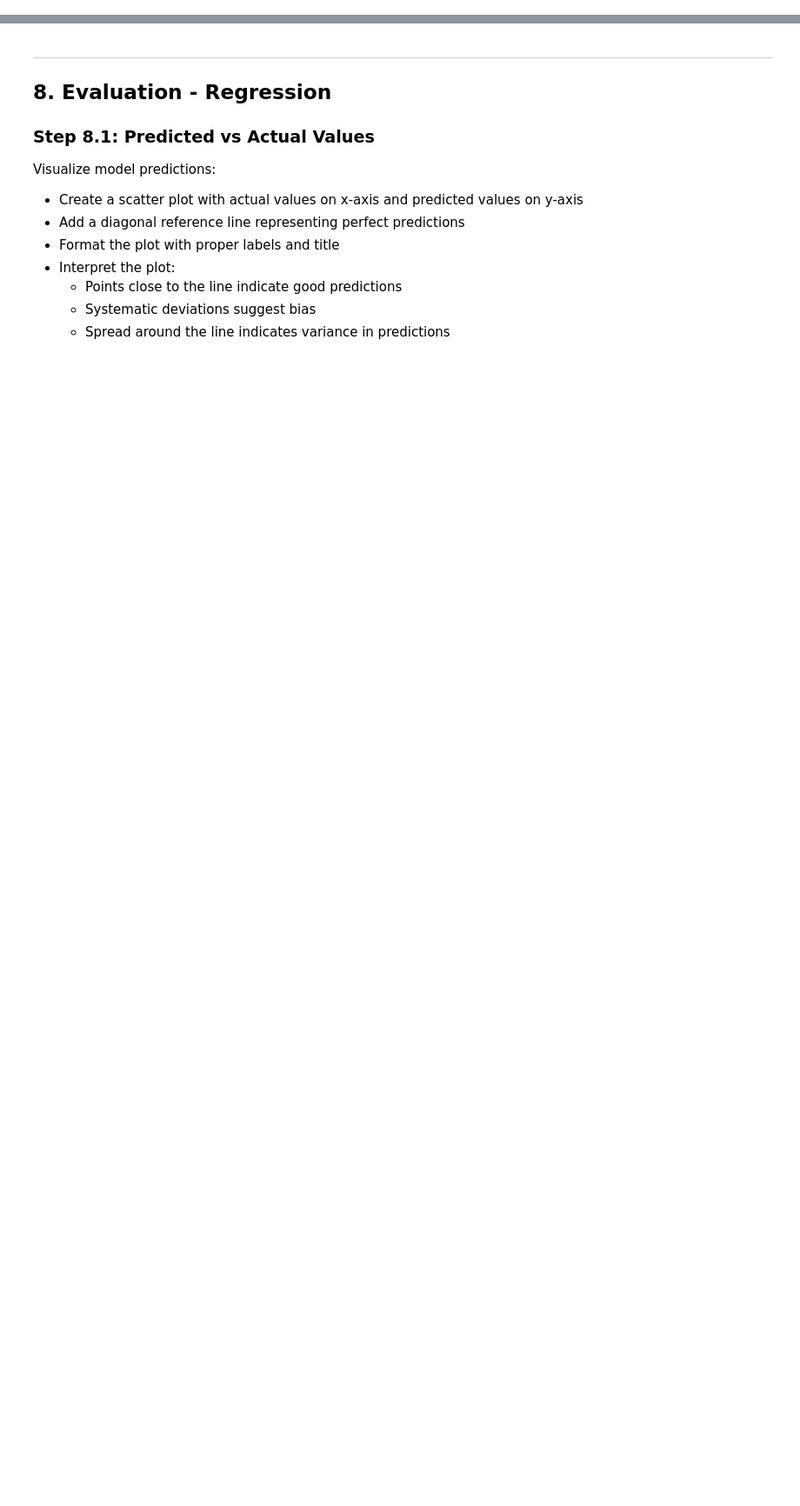
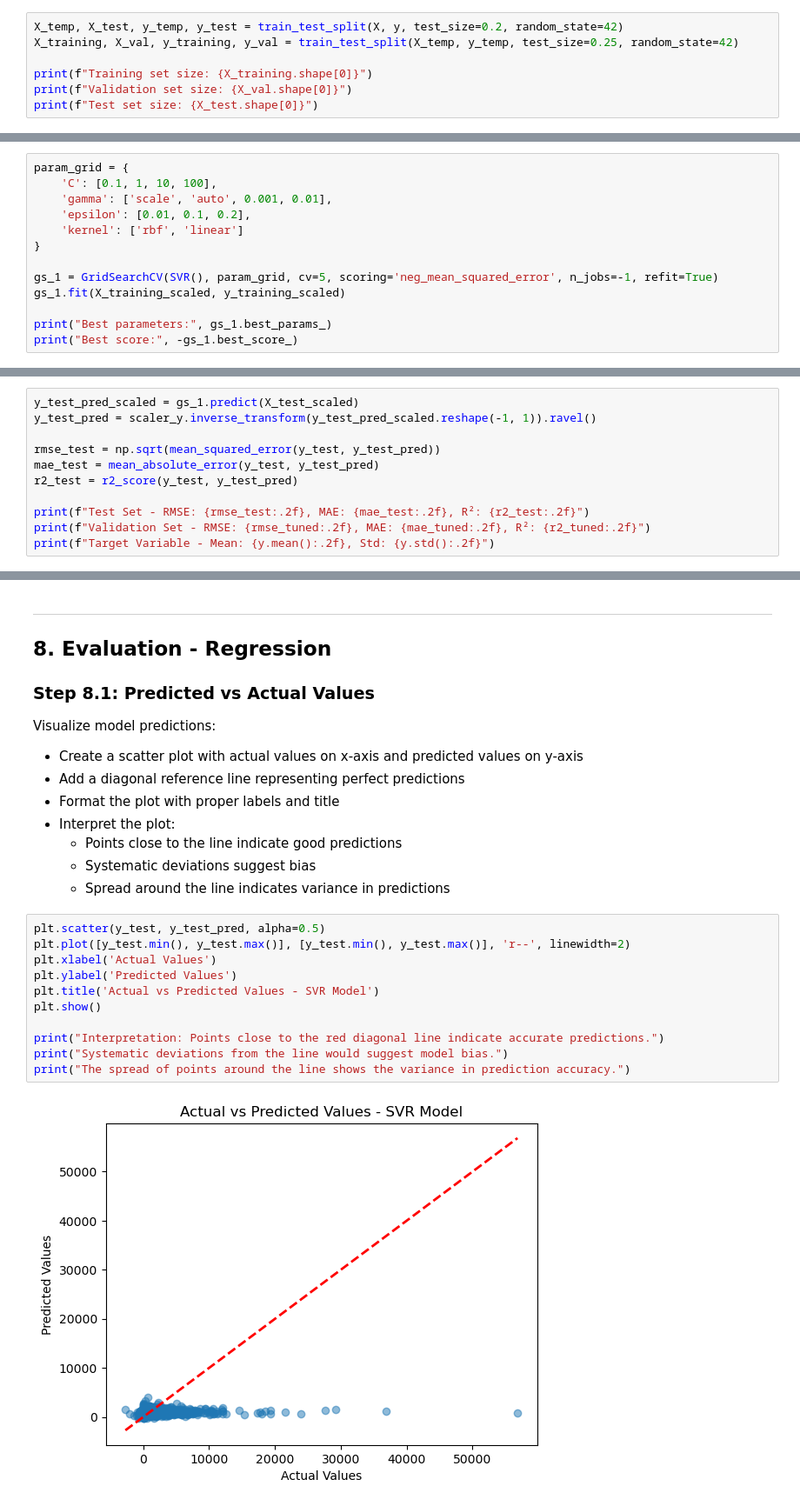
Before and after one commit to LittleVigney/COMPX310, a Jupyter notebook: Lab/Lab7/Lab07_SVM_Banking.ipynb, the cells around one changed output, grey strips where cells are left out. Shown: that part at 87% size. Saved outputs shown, nothing was run; the diff lists cells and outputs as text; blank space fills up the shorter version.

```diff
--- a/Lab/Lab7/Lab07_SVM_Banking.ipynb
+++ b/Lab/Lab7/Lab07_SVM_Banking.ipynb
@@ -649,3 +759,10 @@ Create train, validation, and test sets:
 - Second split: 75% train and 25% validation from the 80%
 - Use random_state=42 for reproducibility
 - Print the sizes of each set
+# %%
+X_temp, X_test, y_temp, y_test = train_test_split(X, y, test_size=0.2, random_state=42)
+X_training, X_val, y_training, y_val = train_test_split(X_temp, y_temp, test_size=0.25, random_state=42)
+
+print(f"Training set size: {X_training.shape[0]}")
+print(f"Validation set size: {X_val.shape[0]}")
+print(f"Test set size: {X_test.shape[0]}")
@@ -685,3 +849,16 @@ Find optimal hyperparameters using GridSearchCV:
 - Fit on the scaled training data
 - Display the best parameters and best score
 - Note: This may take several minutes
+# %%
+param_grid = {
+    'C': [0.1, 1, 10, 100],
+    'gamma': ['scale', 'auto', 0.001, 0.01],
+    'epsilon': [0.01, 0.1, 0.2],
+    'kernel': ['rbf', 'linear']
+}
+
+gs_1 = GridSearchCV(SVR(), param_grid, cv=5, scoring='neg_mean_squared_error', n_jobs=-1, refit=True)
+gs_1.fit(X_training_scaled, y_training_scaled)
+
+print("Best parameters:", gs_1.best_params_)
+print("Best score:", -gs_1.best_score_)
@@ -704,3 +901,14 @@ Evaluate the final SVR model on unseen test data:
 - Calculate and display final test metrics (RMSE, MAE, R²)
 - Compare test performance with validation performance
 - Report the mean and standard deviation of the target variable for context
+# %%
+y_test_pred_scaled = gs_1.predict(X_test_scaled)
+y_test_pred = scaler_y.inverse_transform(y_test_pred_scaled.reshape(-1, 1)).ravel()
+
+rmse_test = np.sqrt(mean_squared_error(y_test, y_test_pred))
+mae_test = mean_absolute_error(y_test, y_test_pred)
+r2_test = r2_score(y_test, y_test_pred)
+
+print(f"Test Set - RMSE: {rmse_test:.2f}, MAE: {mae_test:.2f}, R²: {r2_test:.2f}")
+print(f"Validation Set - RMSE: {rmse_tuned:.2f}, MAE: {mae_tuned:.2f}, R²: {r2_tuned:.2f}")
+print(f"Target Variable - Mean: {y.mean():.2f}, Std: {y.std():.2f}")
@@ -718,3 +930,16 @@ Visualize model predictions:
   - Points close to the line indicate good predictions
   - Systematic deviations suggest bias
   - Spread around the line indicates variance in predictions
+# %%
+plt.scatter(y_test, y_test_pred, alpha=0.5)
+plt.plot([y_test.min(), y_test.max()], [y_test.min(), y_test.max()], 'r--', linewidth=2)
+plt.xlabel('Actual Values')
+plt.ylabel('Predicted Values')
+plt.title('Actual vs Predicted Values - SVR Model')
+plt.show()
+
+print("Interpretation: Points close to the red diagonal line indicate accurate predictions.")
+print("Systematic deviations from the line would suggest model bias.")
+print("The spread of points around the line shows the variance in prediction accuracy.")
+# %% [output]
+[figure, added]
```
Also changed, not shown: parts of 15 cells of this notebook.
